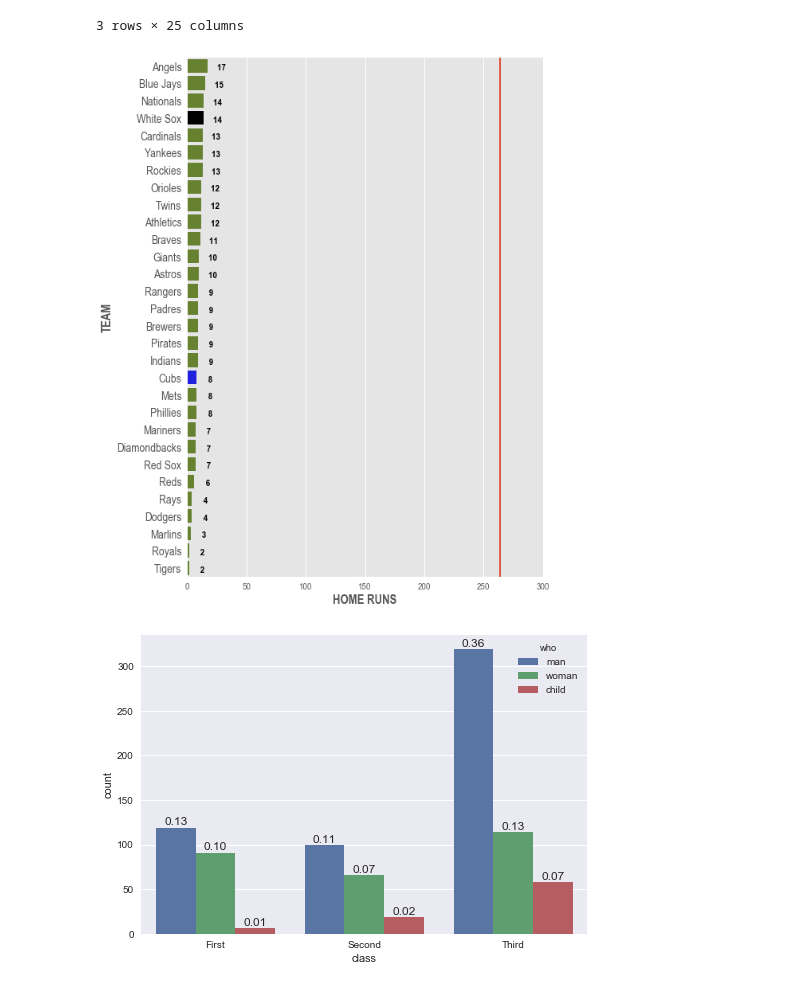
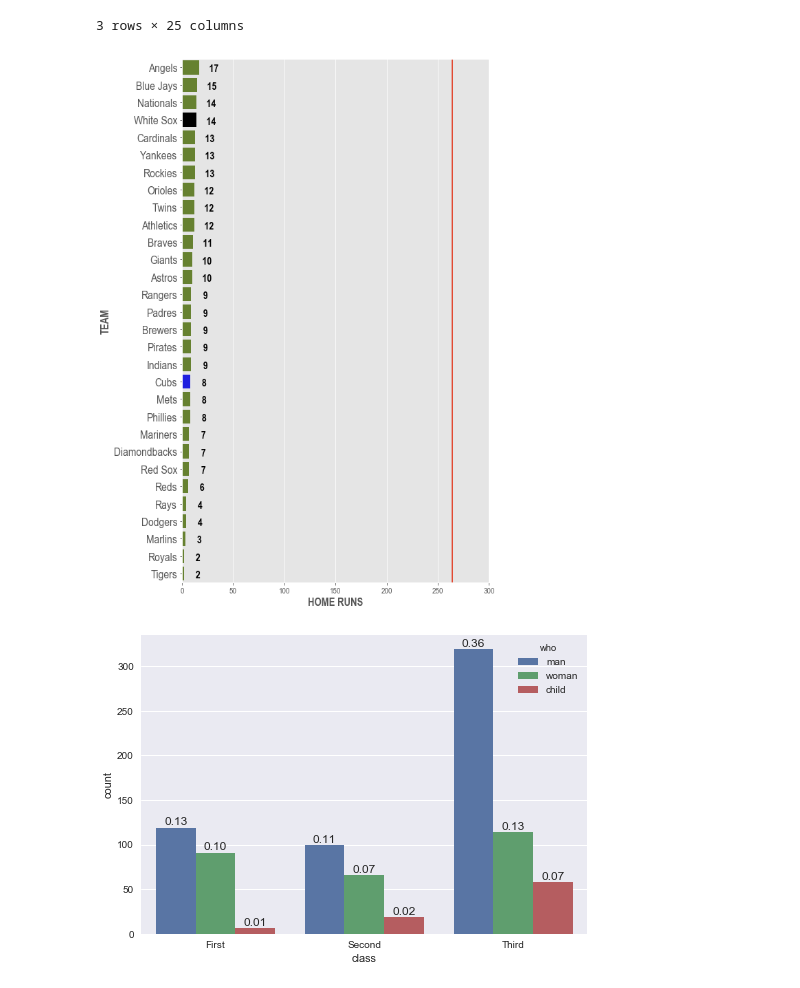
Before and after one commit to timbroderick/pybaseball, a Jupyter notebook: playing.ipynb, the cells around one changed output. Drawn from its saved outputs; the diff is of its cells as text; code cells hidden in the pictures.

Commit message:
Tuesday update, adjusted tick label sizes

```diff
--- a/playing.ipynb
+++ b/playing.ipynb
@@ -239,36 +239,36 @@ dfHR.head(3)
 # %%
 # bar plot, start with sorting
 # need to reset the index
 dfHR = df.sort_values(by='HR', ascending=False).reset_index(drop=True)
 # clear the plt figure
 plt.figure()
 my_dpi=150
 plt.xlim(0, 300)
+
+sns.set_context(rc={"ytick.labelsize": 17})
 
 g = sns.barplot(
     x='HR',
     y='Team',
     data=dfHR,
     palette=dfHR['color']
 )
 
 plt.plot([264, 264], [-10, 30], linewidth=2)
 
-# need to reset the mpl style
-mpl.rcParams['ytick.labelsize'] = 15
-g.figure.set_size_inches(8,12)
+g.figure.set_size_inches(8,14)
 g.set_ylabel('TEAM', fontsize=16, fontweight='bold')
 g.set_xlabel('HOME RUNS', fontsize=16, fontweight='bold')
 
 # placing the bar labels
 for p in g.patches:
     width = math.ceil( p.get_width() )
     g.text(width*1.04, p.get_y() + p.get_height()/1.25,
             "{:" ">6}".format( width ),
-            fontsize=12, color="black", fontweight='bold', zorder=10)
+            fontsize=15, color="black", fontweight='bold', zorder=10)
 g.figure.savefig('static/img/HR.png',bbox_inches='tight')
 # %% [output]
-[figure, old version]
+[figure, new version]
 # %%
 from matplotlib.pyplot import show
 import seaborn as sns
```
Also changed, not shown: 15 other files.
